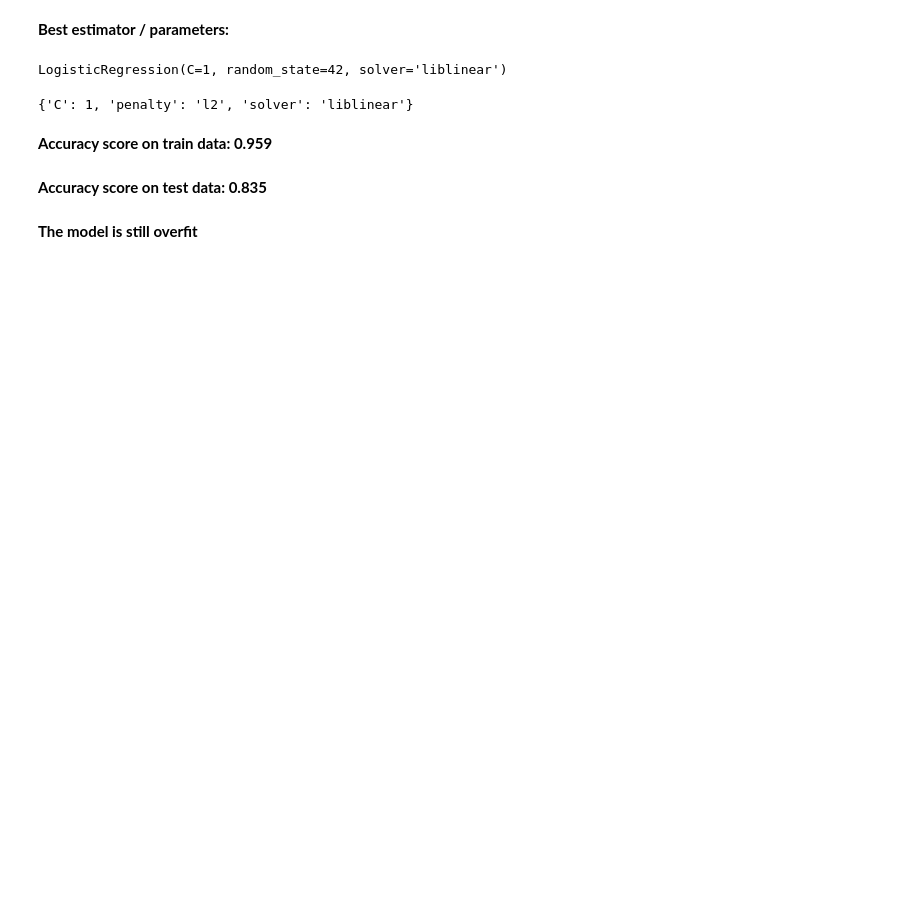
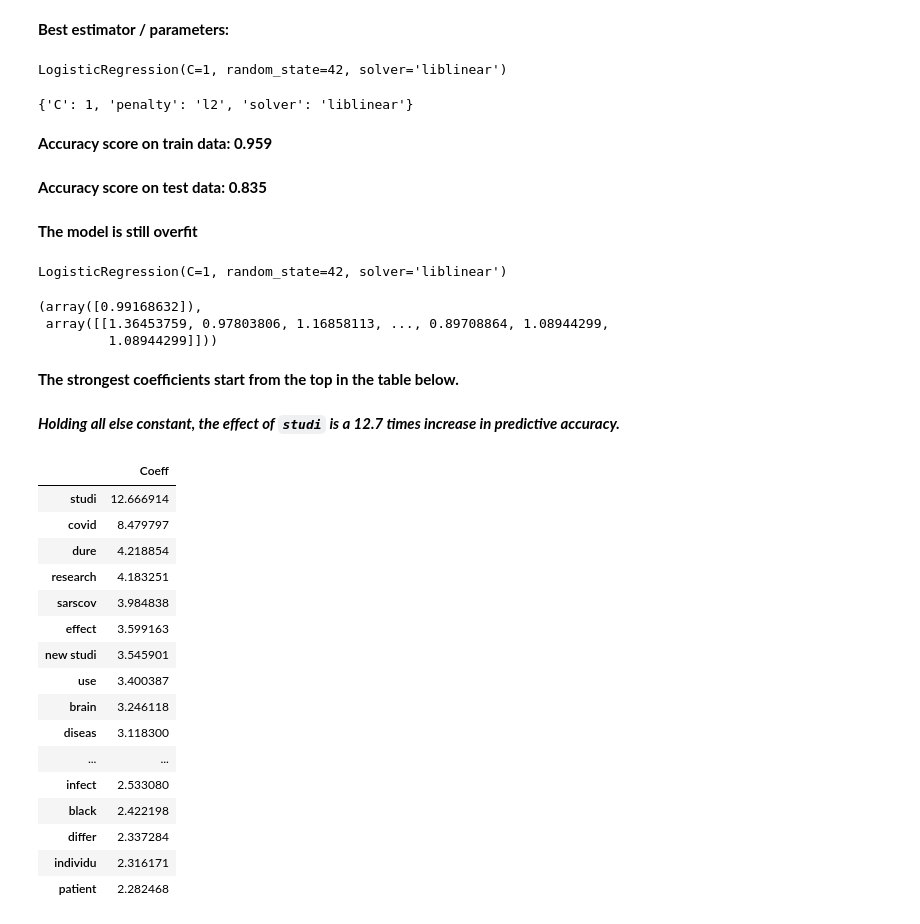
Before and after one commit to abishop17/plausible_utopia_nlp_classification_modeling, a Jupyter notebook: code/Project 3 - #2 of 3 (Models) - Plausible Utopia -- Classification Modeling on Subreddits.ipynb, the cells around one changed output. Saved outputs shown, nothing was run; the diff lists cells and outputs as text; code cells hidden in the pictures; blank space fills up the shorter version.

```diff
--- a/code/Project 3 - #2 of 3 (Models) - Plausible Utopia -- Classification Modeling on Subreddits.ipynb
+++ b/code/Project 3 - #2 of 3 (Models) - Plausible Utopia -- Classification Modeling on Subreddits.ipynb
@@ -784,3 +786,41 @@ LogisticRegression(C=1, random_state=42, solver='liblinear')
 **Accuracy score on train data: 0.959**
 **Accuracy score on test data: 0.835**
 **The model is still overfit**
+# %%
+log_reg = LogisticRegression(C = 1, penalty = 'l2', solver = 'liblinear', random_state=42)
+
+log_reg.fit(X_train_tvec, y_train)
+# %% [output]
+LogisticRegression(C=1, random_state=42, solver='liblinear')
+# %%
+np.exp(log_reg.intercept_), np.exp(log_reg.coef_)
+# %% [output]
+(array([0.99168632]),
+ array([[1.36453759, 0.97803806, 1.16858113, ..., 0.89708864, 1.08944299,
+         1.08944299]]))
+# %%
+printmd('**The strongest coefficients start from the top in the table below.**')
+printmd(f'***Holding all else constant, the effect of `studi` is a {log_reg_coef.iloc[0, 0]:.1f} times increase in predictive accuracy.***')
+
+log_reg_coef = pd.DataFrame(np.exp(log_reg.coef_).T, index = X_train_tvec.columns, columns = ['Coeff']).sort_values('Coeff', ascending = False)
+log_reg_coef[:20]
+# %% [output]
+**The strongest coefficients start from the top in the table below.**
+***Holding all else constant, the effect of `studi` is a 12.7 times increase in predictive accuracy.***
+|  | Coeff |
+| studi | 12.666914 |
+| covid | 8.479797 |
+| dure | 4.218854 |
+| research | 4.183251 |
+| sarscov | 3.984838 |
+| effect | 3.599163 |
+| new studi | 3.545901 |
+| use | 3.400387 |
+| brain | 3.246118 |
+| diseas | 3.118300 |
+| ... | ... |
+| infect | 2.533080 |
+| black | 2.422198 |
+| differ | 2.337284 |
+| individu | 2.316171 |
+| patient | 2.282468 |
```
Also changed, not shown: parts of 4 cells of this notebook, 2 other files.
